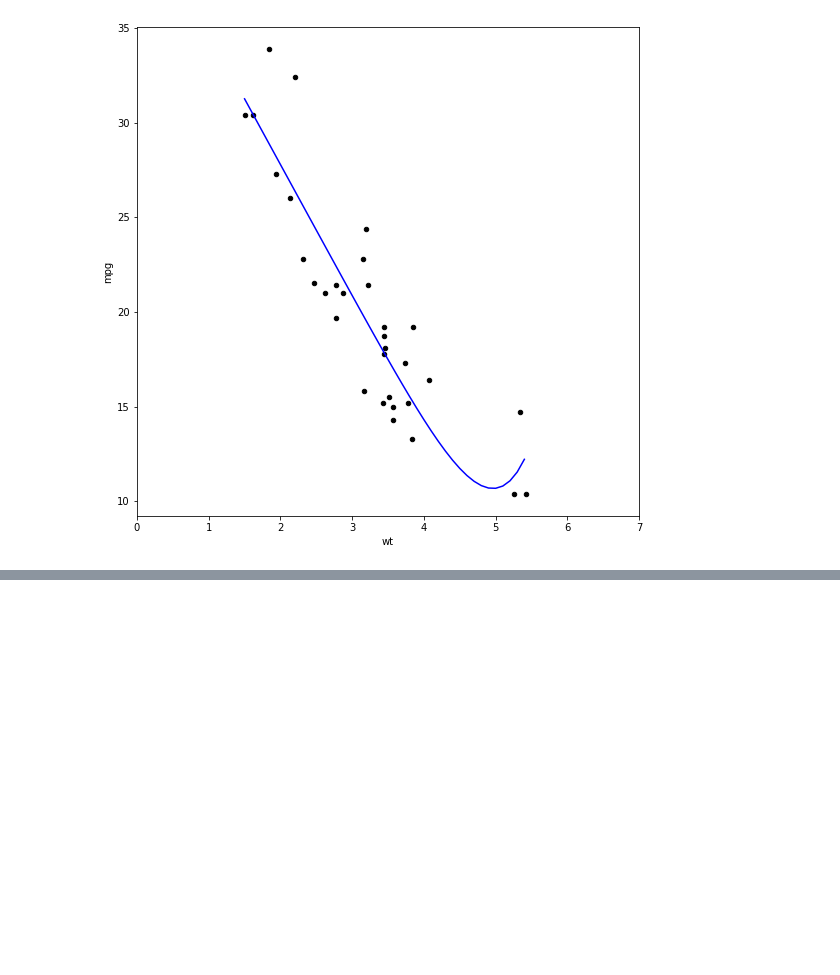
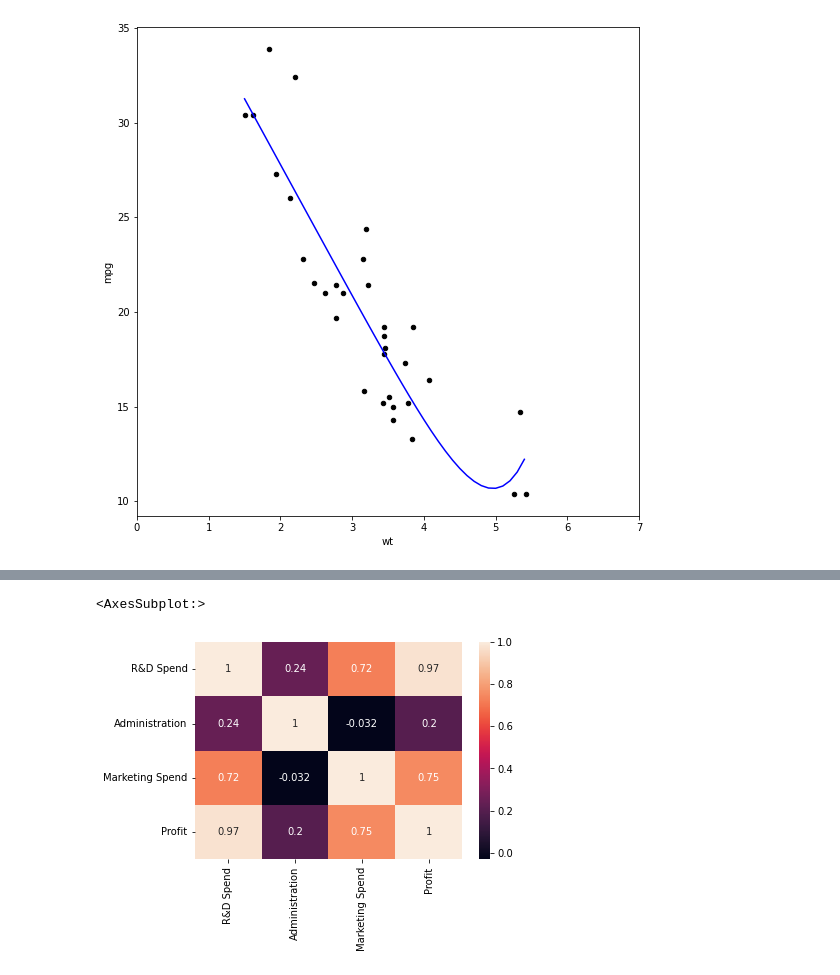
Before and after one commit to TuNguyen142/AL-13-2, a Jupyter notebook: Al(13_3_2023).ipynb, the cells around one changed output, grey strips where cells are left out. Cells and saved outputs as stored; diff of their text form; code cells hidden in the pictures; blank space fills up the shorter version.

```diff
--- a/Al(13_3_2023).ipynb
+++ b/Al(13_3_2023).ipynb
@@ -237,0 +268,9 @@ Do chinh xac cua mo hinh
+# %%
+from sklearn import linear_model
+from sklearn.preprocessing import StandardScaler
+from sklearn.model_selection import train_test_split
+corr = data.corr()
+sns.heatmap(corr,annot = True)
+# %% [output]
+<AxesSubplot:>
+[figure, added]
```
Also changed, not shown: parts of 6 cells of this notebook.
